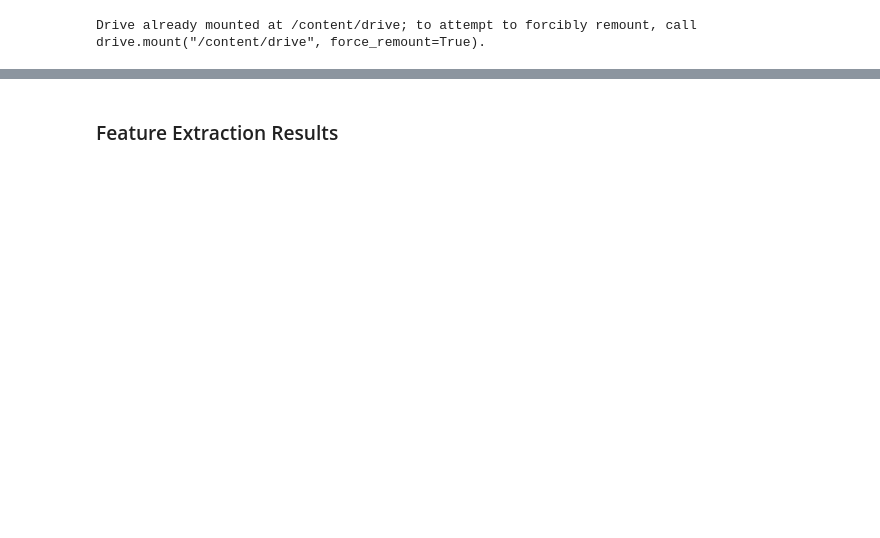
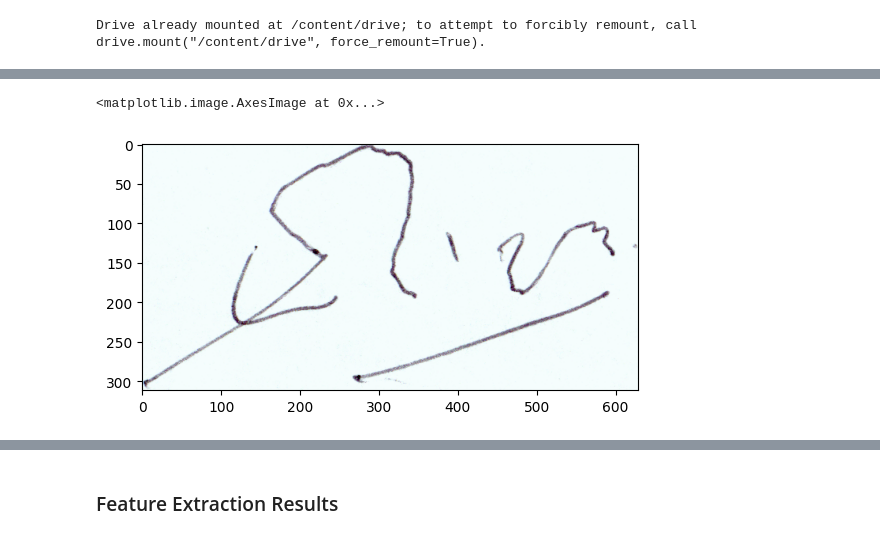
Before and after one commit to Mazharul667/Cse299, a Jupyter notebook: sig.ipynb, the cells around one changed output, grey strips where cells are left out. Saved outputs shown, nothing was run; the diff lists cells and outputs as text; code cells hidden in the pictures; blank space fills up the shorter version.

```diff
--- a/sig.ipynb
+++ b/sig.ipynb
@@ -40,6 +43,9 @@ test_dir="/content/drive/MyDrive/cse299/sign_data/test"
 # %%
-# img1 = plt.imread('/content/drive/MyDrive/cse299/sign_data/train/001_forg/0119001_01.png')
-# plt.imshow(img1)
+img1 = plt.imread('/content/drive/MyDrive/cse299/sign_data/train/001_forg/0119001_01.png')
+plt.imshow(img1)
+# %% [output]
+<matplotlib.image.AxesImage at 0x...>
+[figure, added]
 # %%
 SIZE = 224
 # %%
```
Also changed, not shown: parts of 1 cell of this notebook.
